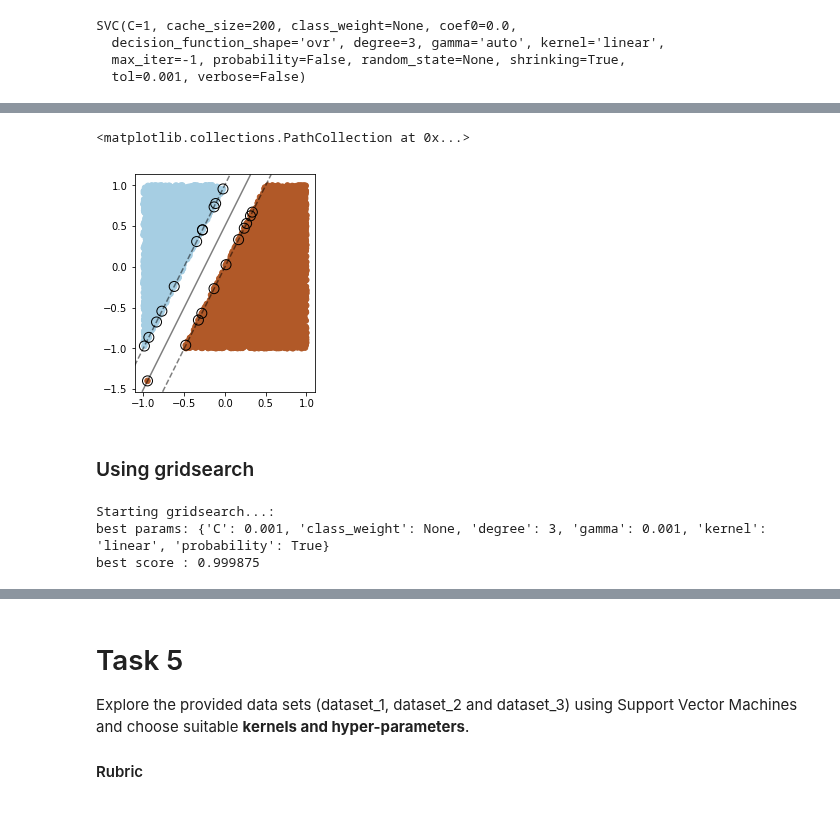
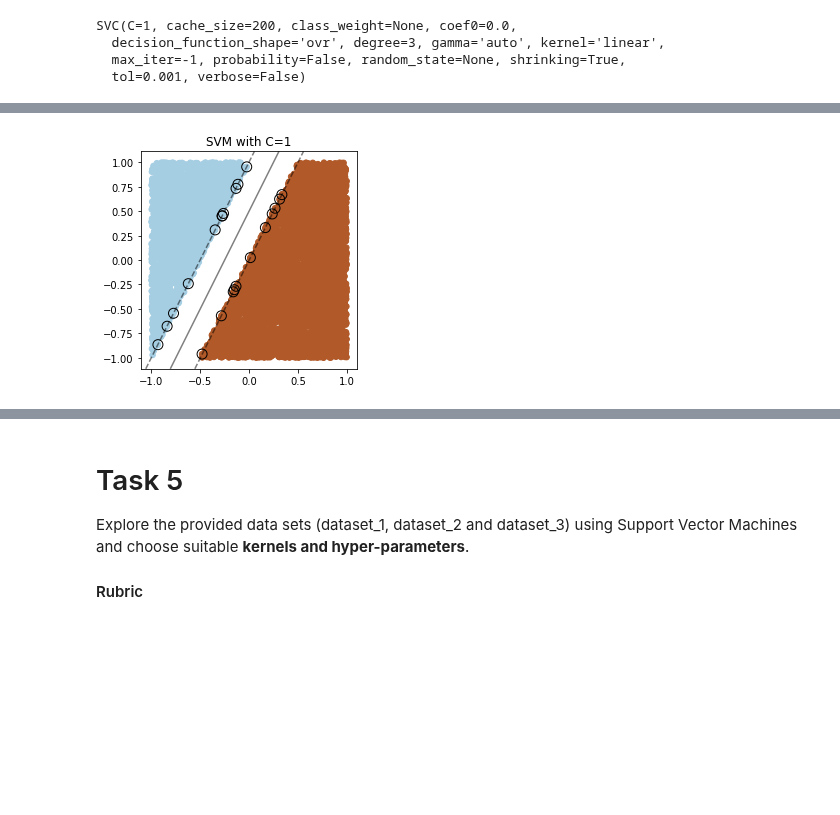
Before and after one commit to vipulpopat/MSCAI_Sem1_Etivity5, a Jupyter notebook: Etivity5_CE6002_18263461.ipynb, the cells around one changed output, grey strips where cells are left out. Drawn from its saved outputs; the diff is of its cells as text; code cells hidden in the pictures; blank space fills up the shorter version.

```diff
--- a/Etivity5_CE6002_18263461.ipynb
+++ b/Etivity5_CE6002_18263461.ipynb
@@ -118,7 +118,8 @@ X_train, X_test, y_train, y_test = train_test_split(X_np, y_np, test_size=0.20,
 
 # linear kernel
 #clf = svm.SVC(kernel='linear', C=0.001)
-clf = svm.SVC(kernel='linear', C=1)
+C = 1
+clf = svm.SVC(kernel='linear', C=C)
 clf.kernel
 
 
@@ -135,28 +141,41 @@ clf.score(X_test, y_test)
 # %%
-plt.scatter(X_train[:, 0], X_train[:, 1], c=y_train, s=30, cmap=plt.cm.Paired)
+def plot_svm(clf, X_train, y_train, C):
+    plt.scatter(X_train[:, 0], X_train[:, 1], c=y_train, s=30, cmap=plt.cm.Paired)
+    title = 'SVM with C=' + str(C)
+    plt.title(title)
+
+    # plot the decision function
+    ax = plt.gca()
+    ax.set_aspect(aspect=1)
+    xlim = ax.get_xlim()
+    ylim = ax.get_ylim()
+
+    # create grid to evaluate model
+    xx = np.linspace(xlim[0], xlim[1], 30)
+    yy = np.linspace(ylim[0], ylim[1], 30)
+    YY, XX = np.meshgrid(yy, xx)
+    xy = np.vstack([XX.ravel(), YY.ravel()]).T
+    Z = clf.decision_function(xy).reshape(XX.shape)
+
+    # plot decision boundary and margins
+    ax.contour(XX, YY, Z, colors='k', levels=[-1, 0, 1], alpha=0.5,
+               linestyles=['--', '-', '--'])
+    # plot support vectors
+    ax.scatter(clf.support_vectors_[:, 0], clf.support_vectors_[:, 1], s=100,
+               linewidth=1, facecolors='none', edgecolors='k')
+
+    plt.show()
 
 
-# plot the decision function
-ax = plt.gca()
-ax.set_aspect(aspect=1)
-xlim = ax.get_xlim()
-ylim = ax.get_ylim()
+def print_metrics(clf, C, score):
+    header = "="*10 + " SVM with C=" + str(C) + " " + "="*10
+    print(header)
+    print("Nb support vectors: ", len(clf.support_vectors_))
+    print("Nb support vectors per class:", clf.n_support_ )
+    print("Score :", score)
+    #print("Support vectors   : ", clf.support_vectors_)
+    return len(clf.support_vectors_)
 
-# create grid to evaluate model
-xx = np.linspace(xlim[0], xlim[1], 30)
-yy = np.linspace(ylim[0], ylim[1], 30)
-YY, XX = np.meshgrid(yy, xx)
-xy = np.vstack([XX.ravel(), YY.ravel()]).T
-Z = clf.decision_function(xy).reshape(XX.shape)
-
-# plot decision boundary and margins
-ax.contour(XX, YY, Z, colors='k', levels=[-1, 0, 1], alpha=0.5,
-           linestyles=['--', '-', '--'])
-# plot support vectors
-ax.scatter(clf.support_vectors_[:, 0], clf.support_vectors_[:, 1], s=100,
-           linewidth=1, facecolors='none', edgecolors='k')
+plot_svm(clf, X_train, y_train, C)
 # %% [output]
-<matplotlib.collections.PathCollection at 0x...>
-[figure, old version]
+[figure, new version]
-# %% [markdown]
-### Using gridsearch
@@ -192,7 +181,0 @@ def run_gridsearch(grid_search, X, y):
-# %%
-print("Starting gridsearch...:")
-clf = run_gridsearch(make_svc_grid_search(10), X_train, y_train)
-# %% [output]
-Starting gridsearch...:
-best params: {'C': 0.001, 'class_weight': None, 'degree': 3, 'gamma': 0.001, 'kernel': 'linear', 'probability': True}
-best score : 0.999875
```
Also changed, not shown: parts of 17 cells of this notebook, 1 other file.
